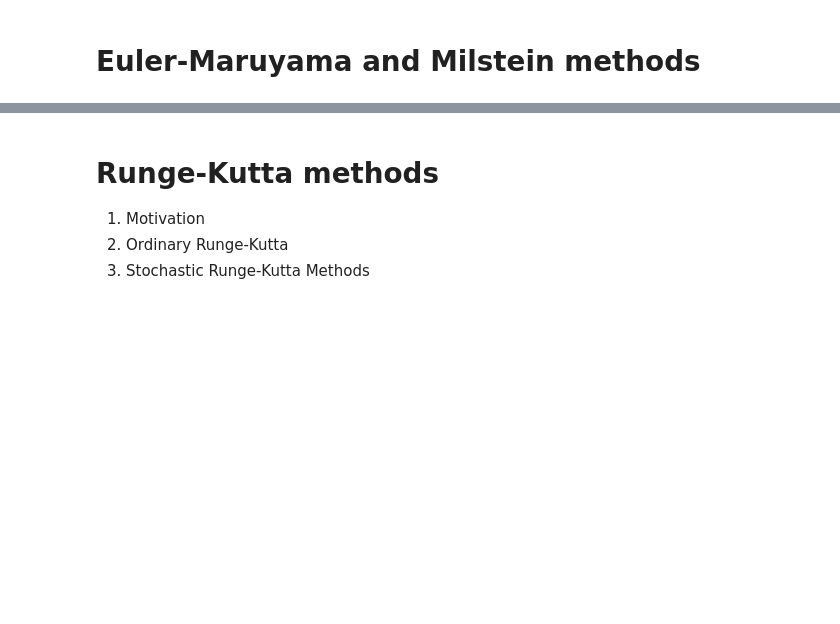
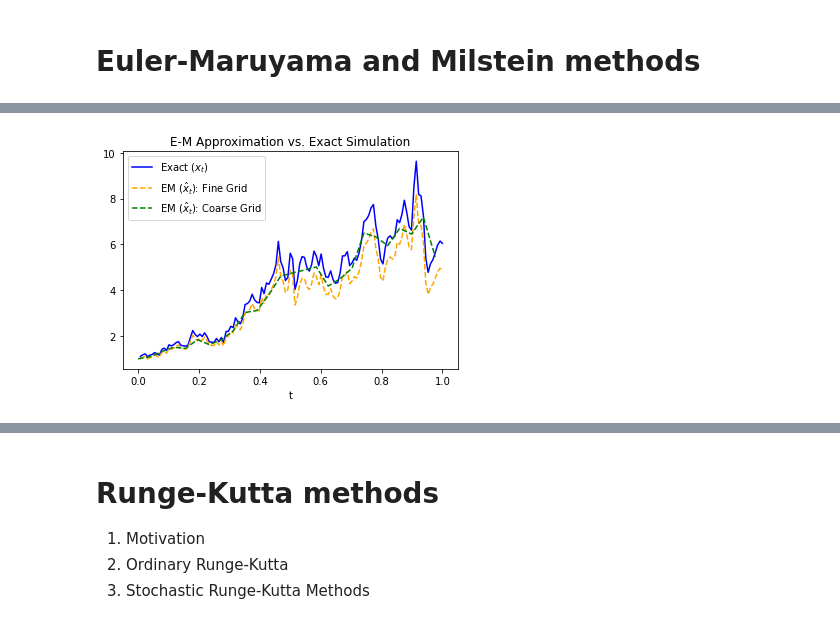
Before and after one commit to jp2011/sdes-notes, a Jupyter notebook: numerical-simulation-sdes.ipynb, the cells around one changed output, grey strips where cells are left out. Cells and saved outputs as stored; diff of their text form; code cells hidden in the pictures; blank space fills up the shorter version.

```diff
--- a/numerical-simulation-sdes.ipynb
+++ b/numerical-simulation-sdes.ipynb
@@ -91,0 +272,25 @@ HTML(anim.to_html5_video())
+# %%
+chosen_brownian_path_idx = 10
+
+# EM Approximation - small dt
+x_em_small = np.zeros(N)
+x_em_small[0] = x0
+for j in range(1, N):
+    x_em_small[j] = x_em_small[j - 1] + mu*x_em_small[j - 1]*dt + sigma*x_em_small[j - 1]*dB[chosen_brownian_path_idx, j]
+
+
+# EM Approximation - big dt
+R = 5
+coarse_grid = np.arange(0,1+dt,R*dt)
+x_em_big = np.zeros(coarse_grid.shape[0])
+x_em_big[0] = x0
+for j in range(coarse_grid.shape[0] - 1):
+    x_em_big[j + 1] = x_em_big[j] + mu*x_em_big[j-1]*R*dt + sigma*x_em_big[j]*np.sum(dB[chosen_brownian_path_idx, int(R*j):int(R*(j+1))])
+
+
+plt.plot(t, x[chosen_brownian_path_idx, :], label="Exact ($x_t$)", color='blue')
+plt.plot(t, x_em_small, label="EM ($\hat{x}_t$): Fine Grid", color='orange', ls='--')
+plt.plot(coarse_grid, x_em_big, label="EM ($\hat{x}_t$): Coarse Grid", color='green', ls='--')
+plt.title('E-M Approximation vs. Exact Simulation'); plt.xlabel('t'); plt.legend(loc = 2);
+# %% [output]
+[figure, added]
```
Also changed, not shown: parts of 34 cells of this notebook.
